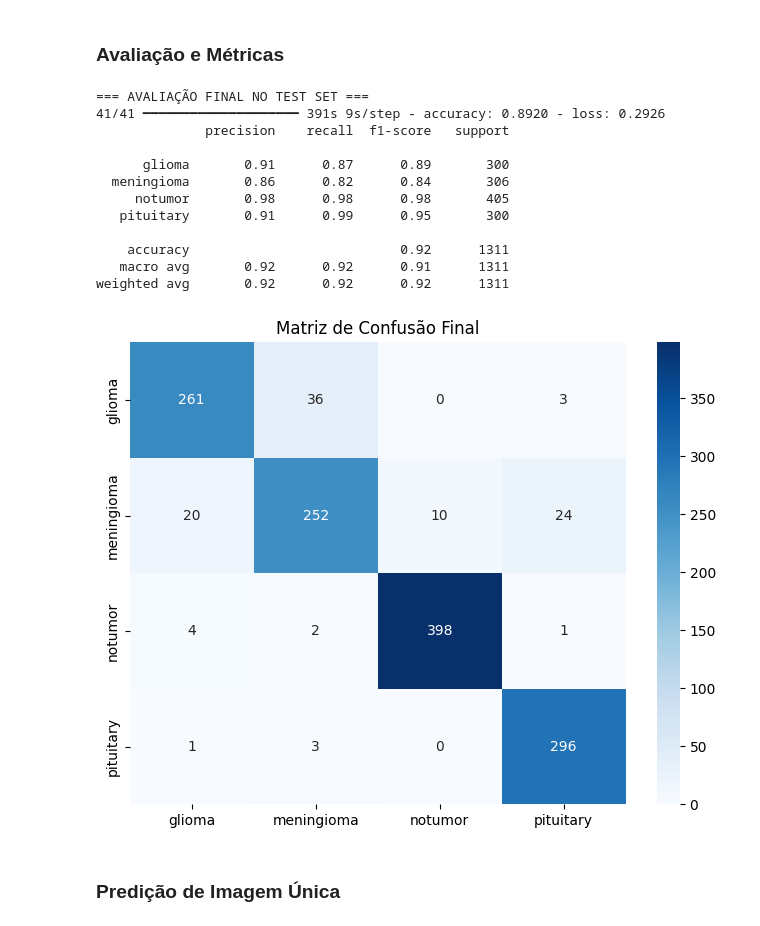
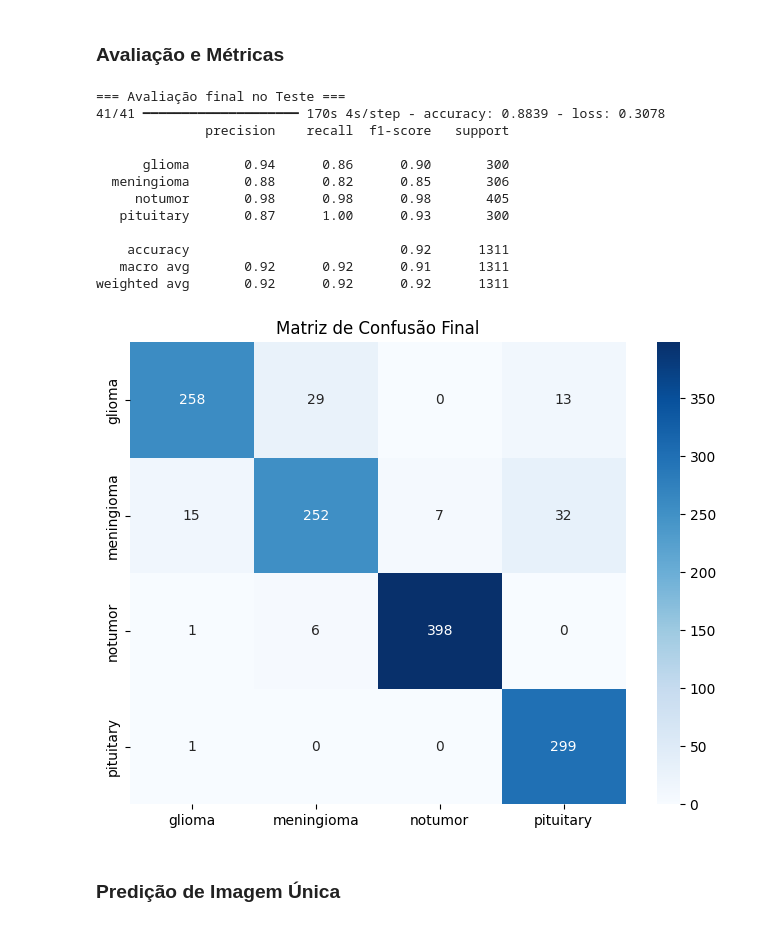
Before and after one commit to andrebarceloschagas/Redes-Neurais-e-Aprendizado-Profundo, a Jupyter notebook: cnn_brain_tumor_2.ipynb, the cells around one changed output. Cells and saved outputs as stored; diff of their text form; code cells hidden in the pictures.

```diff
--- a/cnn_brain_tumor_2.ipynb
+++ b/cnn_brain_tumor_2.ipynb
@@ -296,40 +338,47 @@ plot_full_history(history_1, history_2)
 # %% [markdown]
 ### Avaliação e Métricas
 # %%
-# Avaliação Final no Teste
-print("\n=== AVALIAÇÃO FINAL NO TEST SET ===")
+print("\n=== Avaliação final no Teste ===")
 # Carregar o melhor modelo salvo pelo Checkpoint da Fase 2
 model.load_weights(modelo_final_salvo_path)
+
+# Recompilar o modelo após carregar os pesos, com as mesmas configurações de compilação da Fase 2
+model.compile(
+    optimizer=keras.optimizers.Adam(learning_rate=1e-5),
+    loss="categorical_crossentropy",
+    metrics=["accuracy"]
+)
+
 model.evaluate(test_dataset)
 
 # Matriz de Confusão e Report
 y_pred = []
 y_true = []
 for img, label in test_dataset:
     pred = model.predict(img, verbose=0)
     y_pred.extend(np.argmax(pred, axis=1))
     y_true.extend(np.argmax(label.numpy(), axis=1))
 
 print(classification_report(y_true, y_pred, target_names=class_names))
 
 plt.figure(figsize=(8,6))
 sns.heatmap(confusion_matrix(y_true, y_pred), annot=True, fmt='d', xticklabels=class_names, yticklabels=class_names, cmap='Blues')
 plt.title("Matriz de Confusão Final")
 plt.show()
 # %% [output]
-=== AVALIAÇÃO FINAL NO TEST SET ===
-41/41 ━━━━━━━━━━━━━━━━━━━━ 391s 9s/step - accuracy: 0.8920 - loss: 0.2926
+=== Avaliação final no Teste ===
+41/41 ━━━━━━━━━━━━━━━━━━━━ 170s 4s/step - accuracy: 0.8839 - loss: 0.3078
               precision    recall  f1-score   support
 
-      glioma       0.91      0.87      0.89       300
-  meningioma       0.86      0.82      0.84       306
+      glioma       0.94      0.86      0.90       300
+  meningioma       0.88      0.82      0.85       306
      notumor       0.98      0.98      0.98       405
-   pituitary       0.91      0.99      0.95       300
+   pituitary       0.87      1.00      0.93       300
 
     accuracy                           0.92      1311
    macro avg       0.92      0.92      0.91      1311
 weighted avg       0.92      0.92      0.92      1311
-[figure, old version]
+[figure, new version]
 # %% [markdown]
 ### Predição de Imagem Única
 # %%
```
Also changed, not shown: parts of 6 cells of this notebook, 4 other files.
